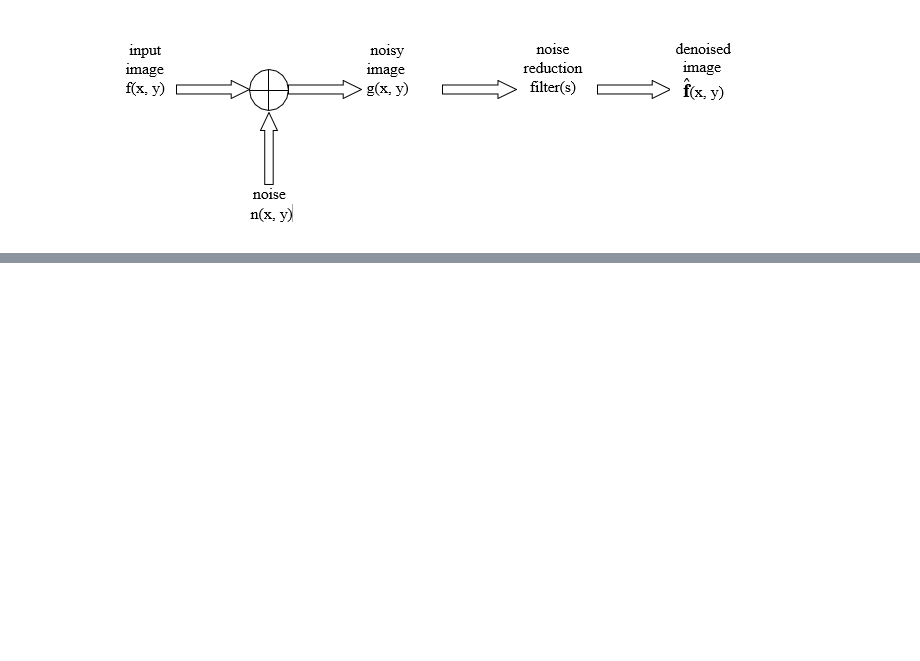
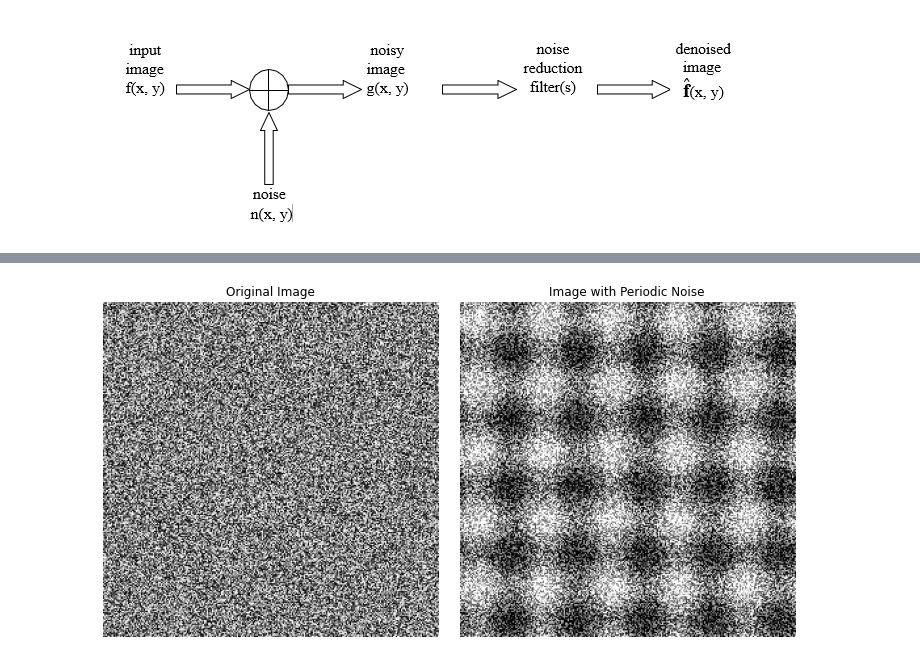
Before and after one commit to odadaj/image_processing_class, a Jupyter notebook: Chapter 6.ipynb, the cells around one changed output, grey strips where cells are left out. Saved outputs shown, nothing was run; the diff lists cells and outputs as text; code cells hidden in the pictures; blank space fills up the shorter version.

```diff
--- a/Chapter 6.ipynb
+++ b/Chapter 6.ipynb
@@ -126,0 +128,31 @@ show_images([veg_img, gaussian_noisy_image, sp_noisy_image, uniform_noisy_image,
+# %%
+def add_periodic_noise(image, frequency, amplitude):
+    """
+    Add sinusoidal periodic noise to an image.
+
+    :param image: Input image as a numpy array.
+    :param frequency: Frequency of the sinusoidal noise.
+    :param amplitude: Amplitude of the sinusoidal noise.
+    :return: Image with periodic noise added.
+    """
+    rows, cols = image.shape
+    noise = np.sin(2 * np.pi * frequency * (np.arange(rows)[:, None] / rows))
+    noise = noise + np.sin(2 * np.pi * frequency * (np.arange(cols) / cols))
+    noisy_image = image + amplitude * noise
+    return np.clip(noisy_image, 0, 1)
+
+# Load an example image and convert to float
+image = np.random.rand(256, 256)  # Replace this with your actual grayscale image
+
+# Parameters for the periodic noise
+frequency = 5  # Frequency of the sinusoidal noise
+amplitude = 0.2  # Amplitude of the sinusoidal noise
+
+# Add periodic noise to the image
+noisy_image = add_periodic_noise(image, frequency, amplitude)
+
+# Display images
+
+show_images([image, noisy_image], ["Original Image", "Image with Periodic Noise"])
+# %% [output]
+[figure, added]
```
Also changed, not shown: parts of 14 cells of this notebook.
